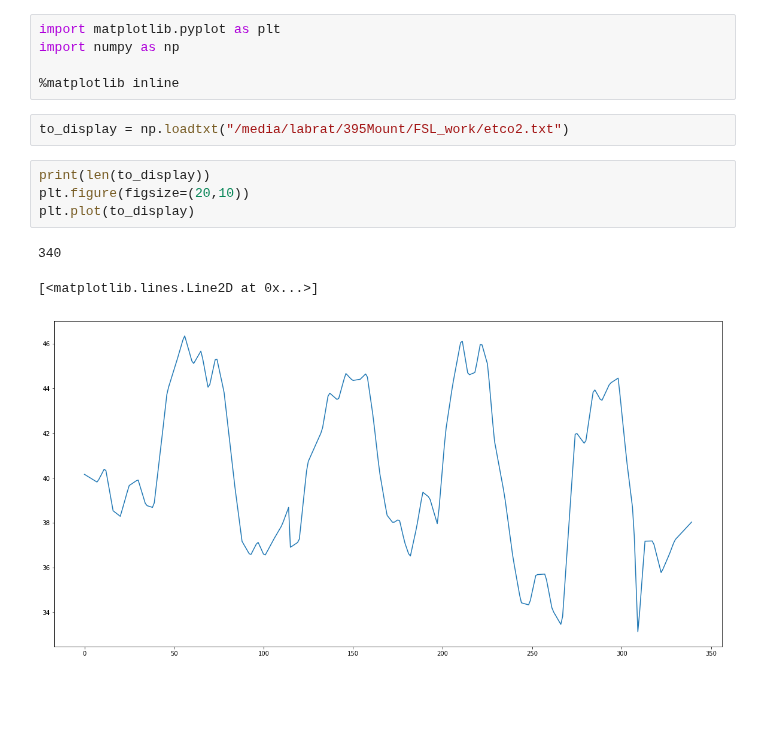
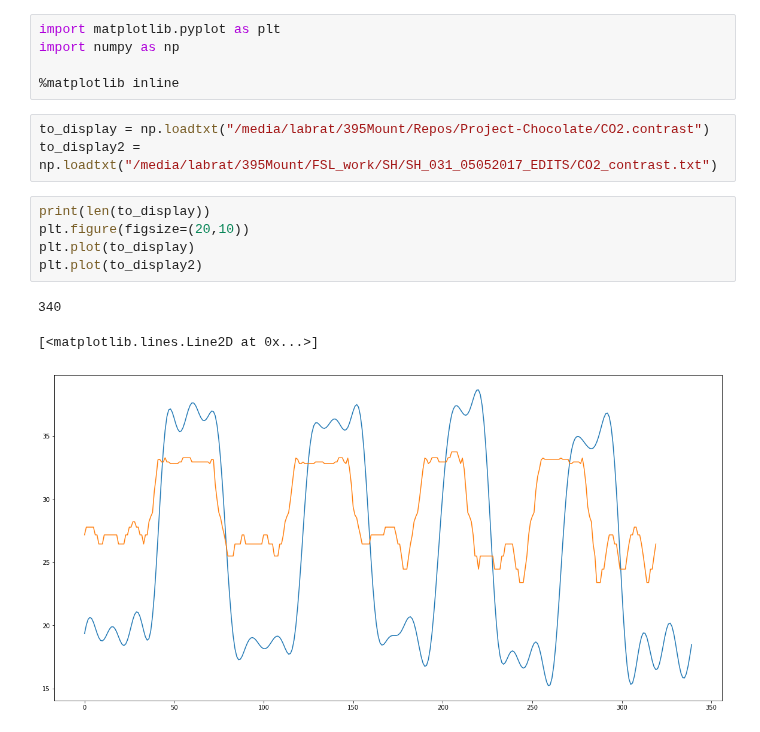
Before and after one commit to jacek257/Project-Chocolate, a Jupyter notebook: Displaying Processed CVR Data.ipynb, the cells around one changed output. Saved outputs shown, nothing was run; the diff lists cells and outputs as text; blank space fills up the shorter version.

```diff
--- a/Displaying Processed CVR Data.ipynb
+++ b/Displaying Processed CVR Data.ipynb
@@ -4,12 +4,14 @@ import numpy as np
 
 %matplotlib inline
 # %%
-to_display = np.loadtxt("/media/labrat/395Mount/FSL_work/etco2.txt")
+to_display = np.loadtxt("/media/labrat/395Mount/Repos/Project-Chocolate/CO2.contrast")
+to_display2 = np.loadtxt("/media/labrat/395Mount/FSL_work/SH/SH_031_05052017_EDITS/CO2_contrast.txt")
 # %%
 print(len(to_display))
 plt.figure(figsize=(20,10))
 plt.plot(to_display)
+plt.plot(to_display2)
 # %% [output]
 340
 [<matplotlib.lines.Line2D at 0x...>]
-[figure, old version]
+[figure, new version]
```
Also changed, not shown: 2 other files.
